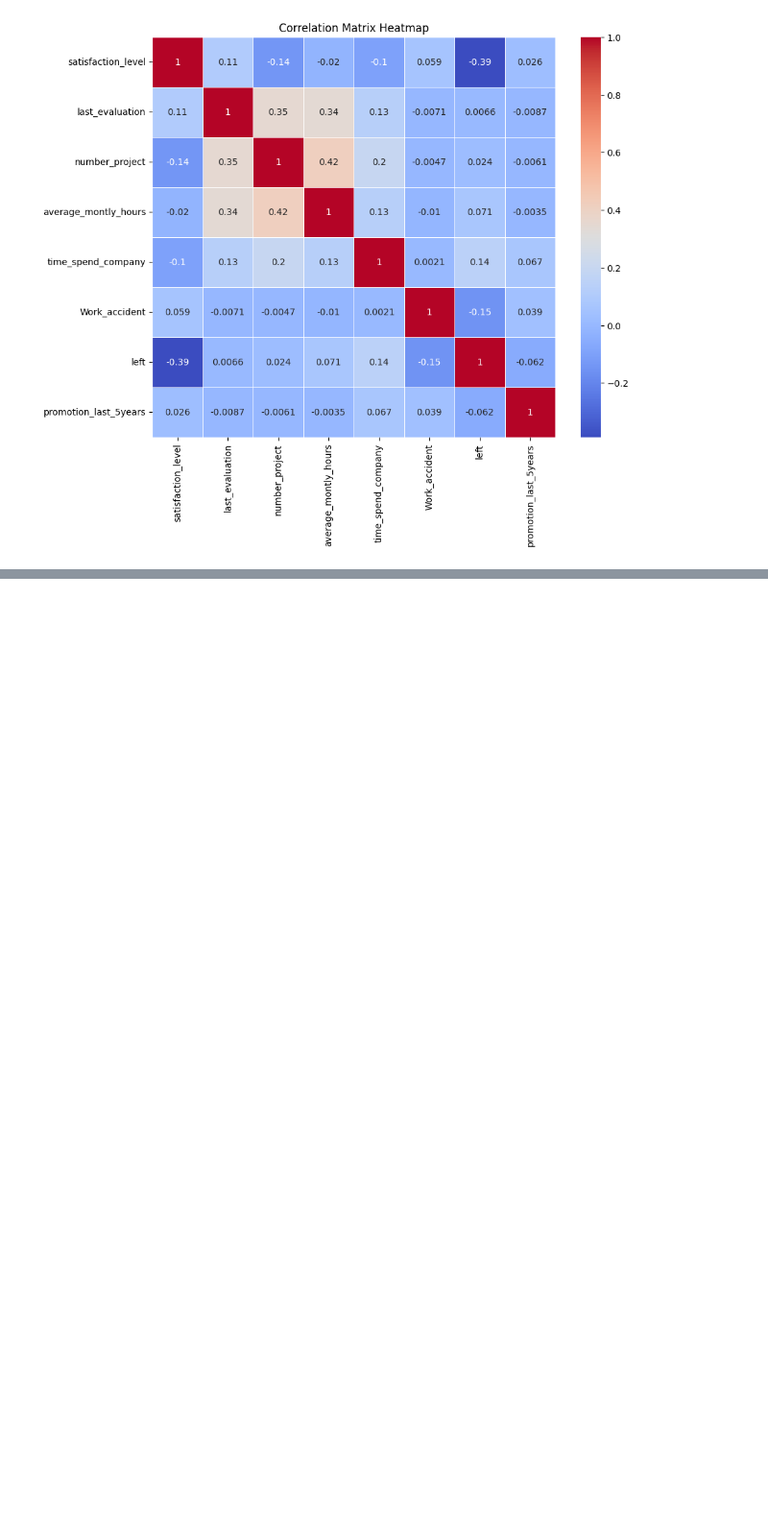
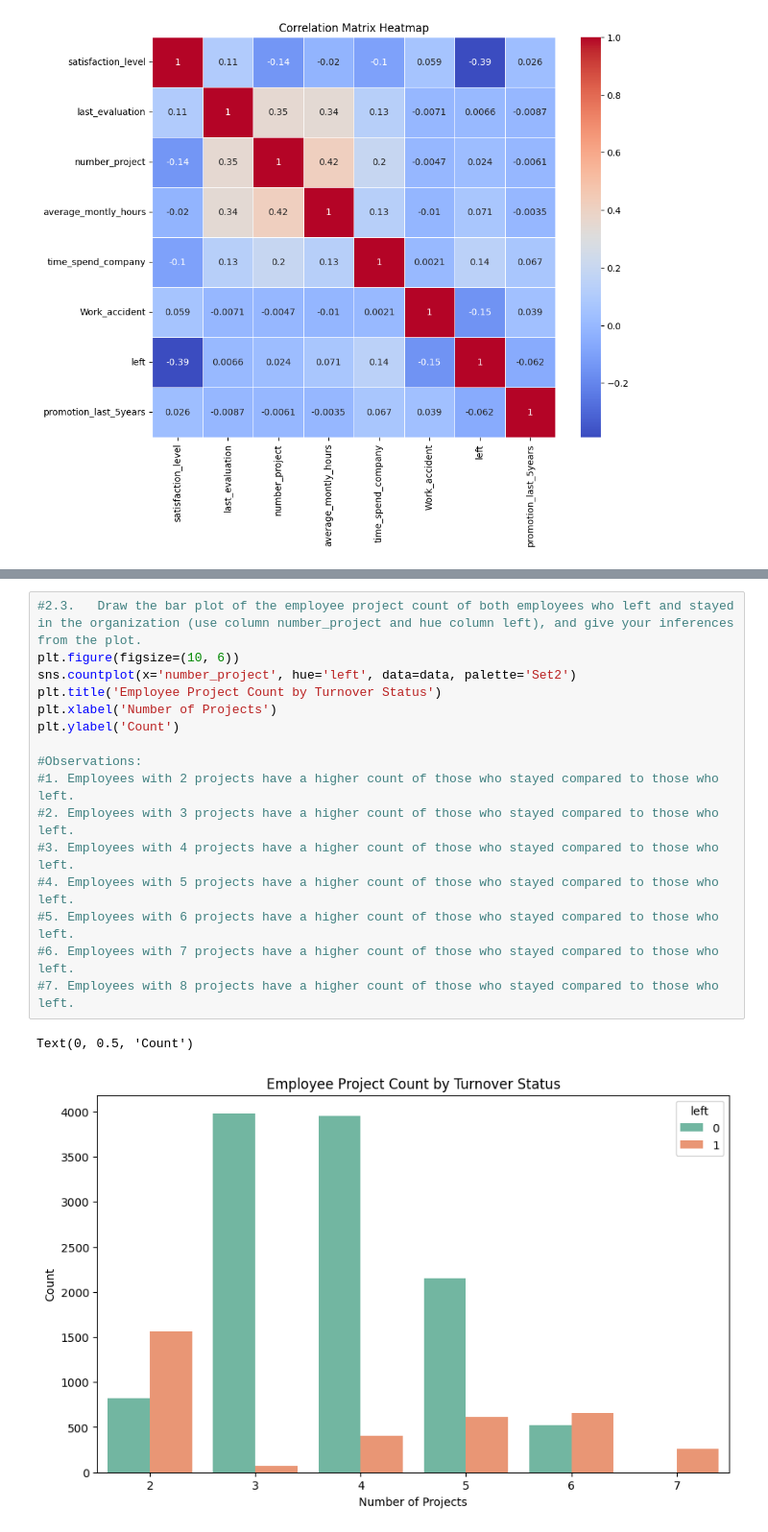
Before and after one commit to srinipar/AILabs, a Jupyter notebook: AIMLIIT/Projects/ML_Employee Turnover Analytics/Employee_TurnoverAnalysis.ipynb, the cells around one changed output, grey strips where cells are left out. Shown at 96% size. Cells and saved outputs as stored; diff of their text form; blank space fills up the shorter version.

```diff
--- a/AIMLIIT/Projects/ML_Employee Turnover Analytics/Employee_TurnoverAnalysis.ipynb
+++ b/AIMLIIT/Projects/ML_Employee Turnover Analytics/Employee_TurnoverAnalysis.ipynb
@@ -103,0 +107,19 @@ plt.show()
+# %%
+#2.3.	Draw the bar plot of the employee project count of both employees who left and stayed in the organization (use column number_project and hue column left), and give your inferences from the plot.
+plt.figure(figsize=(10, 6))
+sns.countplot(x='number_project', hue='left', data=data, palette='Set2')
+plt.title('Employee Project Count by Turnover Status')
+plt.xlabel('Number of Projects')
+plt.ylabel('Count')
+
+#Observations:
+#1. Employees with 2 projects have a higher count of those who stayed compared to those who left.
+#2. Employees with 3 projects have a higher count of those who stayed compared to those who left.
+#3. Employees with 4 projects have a higher count of those who stayed compared to those who left.
+#4. Employees with 5 projects have a higher count of those who stayed compared to those who left.
+#5. Employees with 6 projects have a higher count of those who stayed compared to those who left.
+#6. Employees with 7 projects have a higher count of those who stayed compared to those who left.
+#7. Employees with 8 projects have a higher count of those who stayed compared to those who left.
+# %% [output]
+Text(0, 0.5, 'Count')
+[figure, added]
```
Also changed, not shown: parts of 11 cells of this notebook.
